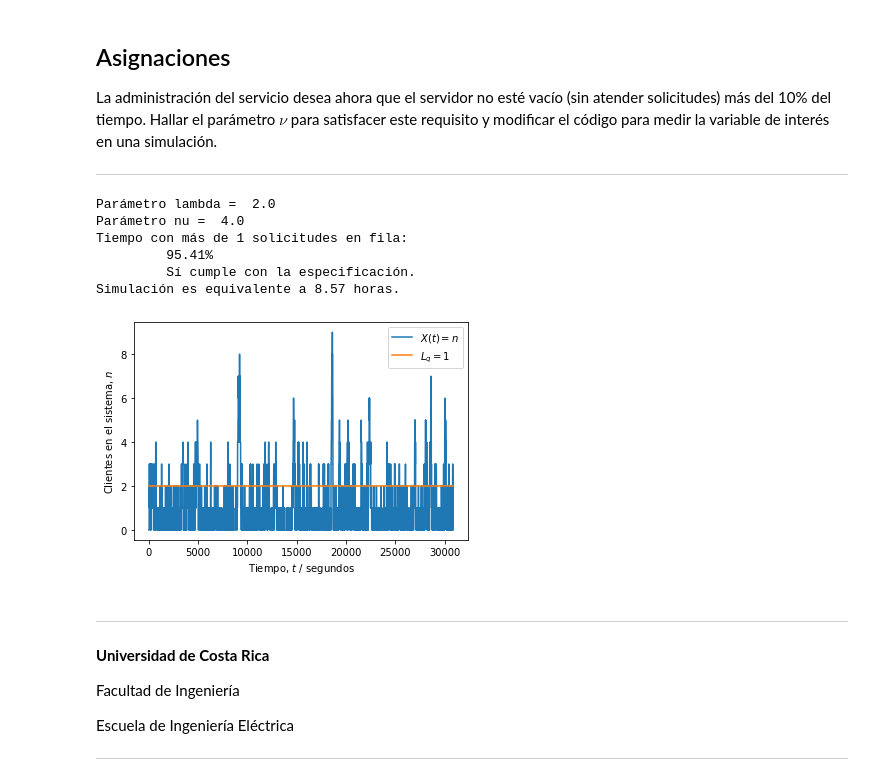
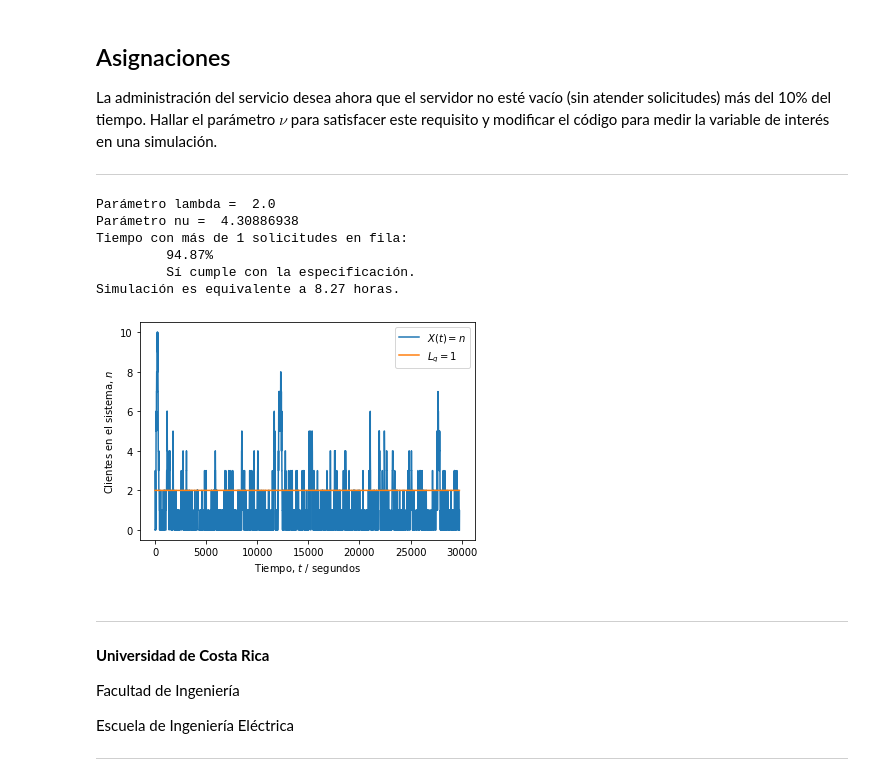
Before and after one commit to DavidArguedasLobo/Tema5, a Jupyter notebook: L5.ipynb, the cells around one changed output. Cells and saved outputs as stored; diff of their text form; code cells hidden in the pictures.

```diff
--- a/L5.ipynb
+++ b/L5.ipynb
@@ -174,9 +174,9 @@ N = 1000
 # Parámetro de llegada (clientes/segundos)
 lam = 2/60
 
-# Parámetro de servicio (servicios/segundos), el valor de v debe ser mayor o igual a 4.30886938, se usará 5
+# Parámetro de servicio (servicios/segundos), el valor de v debe ser mayor o igual a 4.30886938
 
-nu = 4/60
+nu = 4.30886938/60
 
 #Número de servidores
 s = 1.0
@@ -241,37 +241,37 @@ for i, c in enumerate(t):
         frecuencia += 1
 
 # Fracción de tiempo con P o más solicitudes en sistema
 fraccion = frecuencia / len(t)
 
 # Resultados
 print('Parámetro lambda = ', str(lam*60))
 print('Parámetro nu = ', str(nu*60))
 print('Tiempo con más de {} solicitudes en fila:'.format(P-2))
 print('\t {:0.2f}%'.format(100*fraccion))
 
 #Determinación de si se cumple o no se cumple la condición el 90 % del tiempo ocupado
 if fraccion >= 0.9:
     print('\t Sí cumple con la especificación.')
 else:
     print('\t No cumple con la especificación.')
 print('Simulación es equivalente a {:0.2f} horas.'.format(len(t)/3600))
 
 # Gráfica de X(t) (estados del sistema)
 plt.figure()
 plt.plot(Xt)
 plt.plot(range(len(t)), (P-1)*np.ones(t.shape))
 plt.legend(('$X(t) = n$', '$L_q = $' + str(P-2)))
 plt.ylabel('Clientes en el sistema, $n$')
 plt.xlabel('Tiempo, $t$ / segundos')
 plt.show()
 # %% [output]
 Parámetro lambda =  2.0
-Parámetro nu =  4.0
+Parámetro nu =  4.30886938
 Tiempo con más de 1 solicitudes en fila:
-         95.41%
+         94.87%
          Sí cumple con la especificación.
-Simulación es equivalente a 8.57 horas.
+Simulación es equivalente a 8.27 horas.
-[figure, old version]
+[figure, new version]
 # %% [markdown]
 ---
 
```
Also changed, not shown: parts of 1 cell of this notebook.
